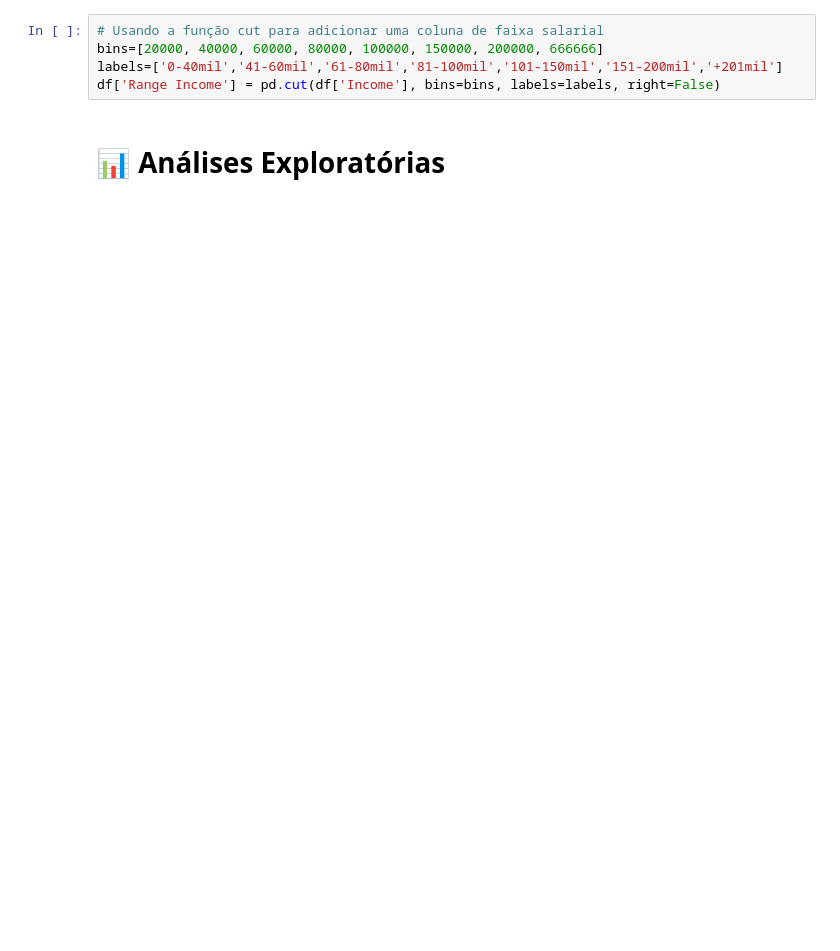
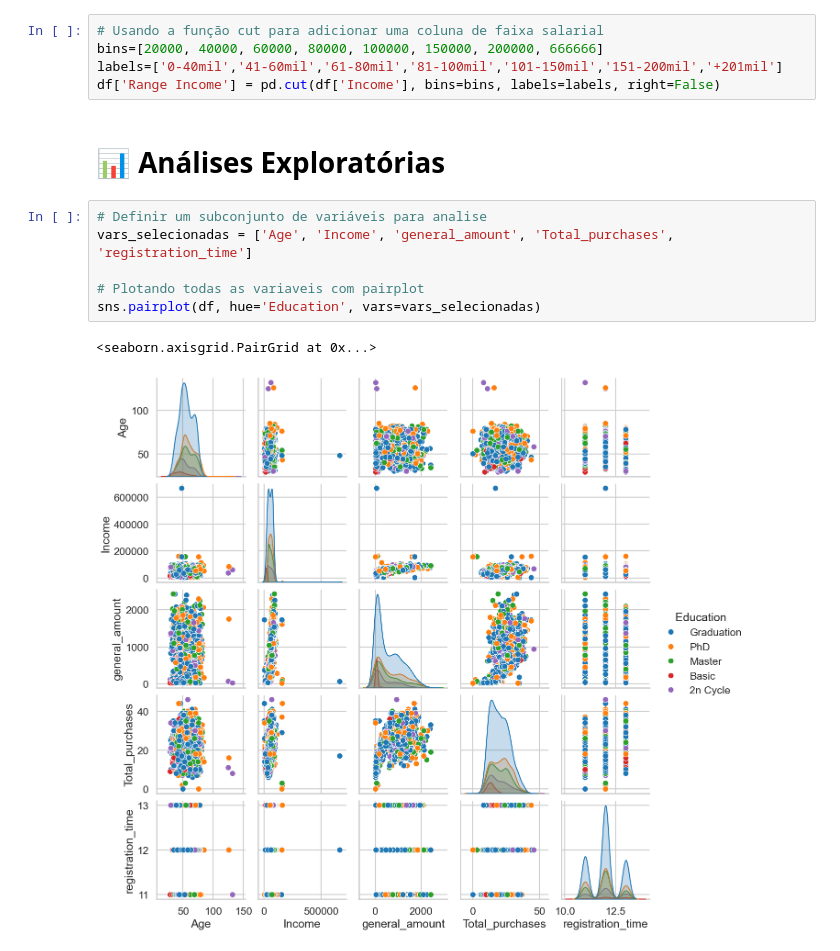
Before and after one commit to Brunoassis55/Data-Analysis-with-Python, a Jupyter notebook: Customer Personality Analysis/Customer Personality Analysis.ipynb, the cells around one changed output. Drawn from its saved outputs; the diff is of its cells as text; blank space fills up the shorter version.

Commit message:
V3- Iniciando a exploração dos dados para criar percepções.

```diff
--- a/Customer Personality Analysis/Customer Personality Analysis.ipynb
+++ b/Customer Personality Analysis/Customer Personality Analysis.ipynb
@@ -196,3 +221,12 @@ labels=['0-40mil','41-60mil','61-80mil','81-100mil','101-150mil','151-200mil','+
 df['Range Income'] = pd.cut(df['Income'], bins=bins, labels=labels, right=False)
 # %% [markdown]
 # **📊 Análises Exploratórias**
+# %%
+# Definir um subconjunto de variáveis para analise
+vars_selecionadas = ['Age', 'Income', 'general_amount', 'Total_purchases', 'registration_time']
+
+# Plotando todas as variaveis com pairplot
+sns.pairplot(df, hue='Education', vars=vars_selecionadas)
+# %% [output]
+<seaborn.axisgrid.PairGrid at 0x...>
+[figure, added]
```
Also changed, not shown: parts of 9 cells of this notebook.
